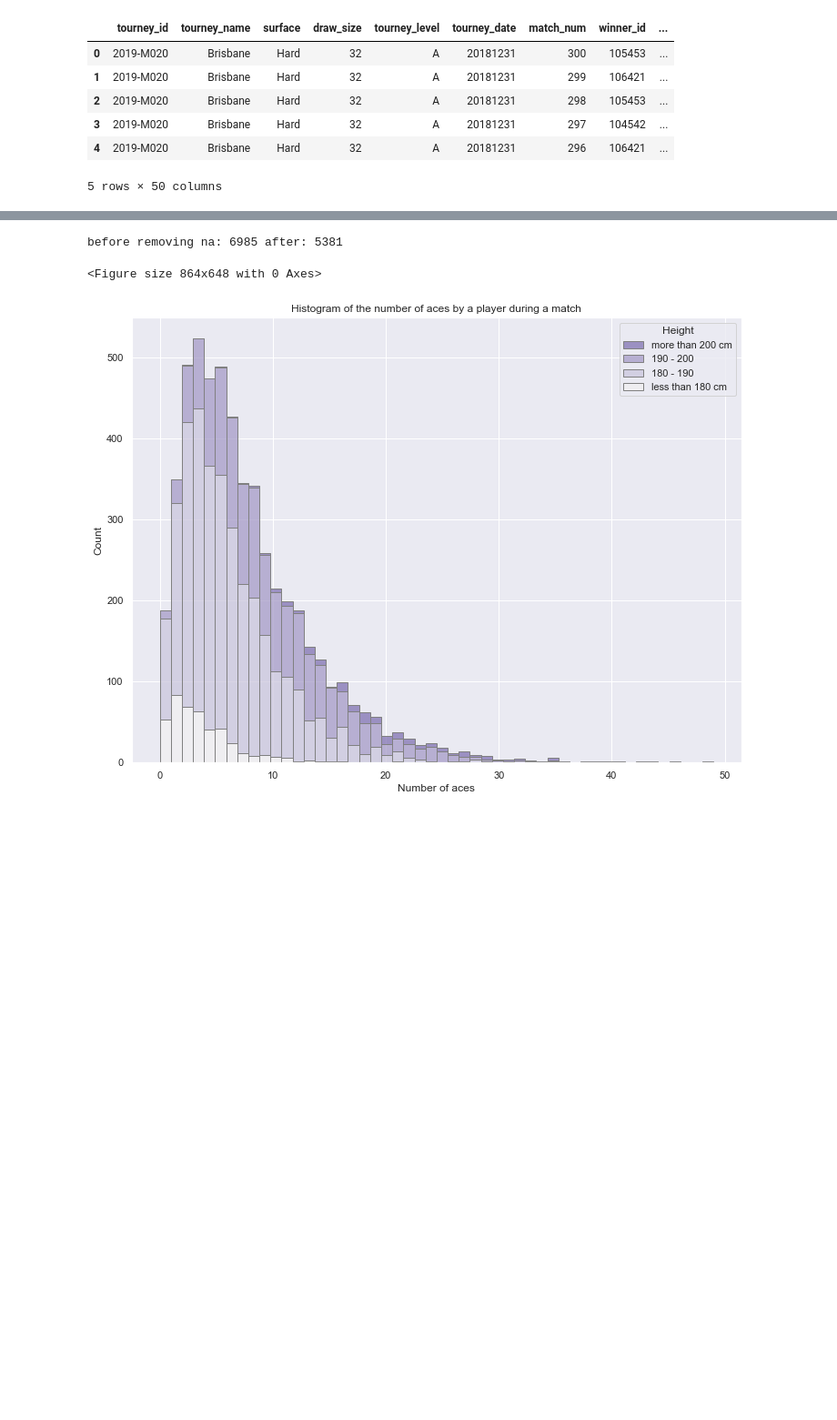
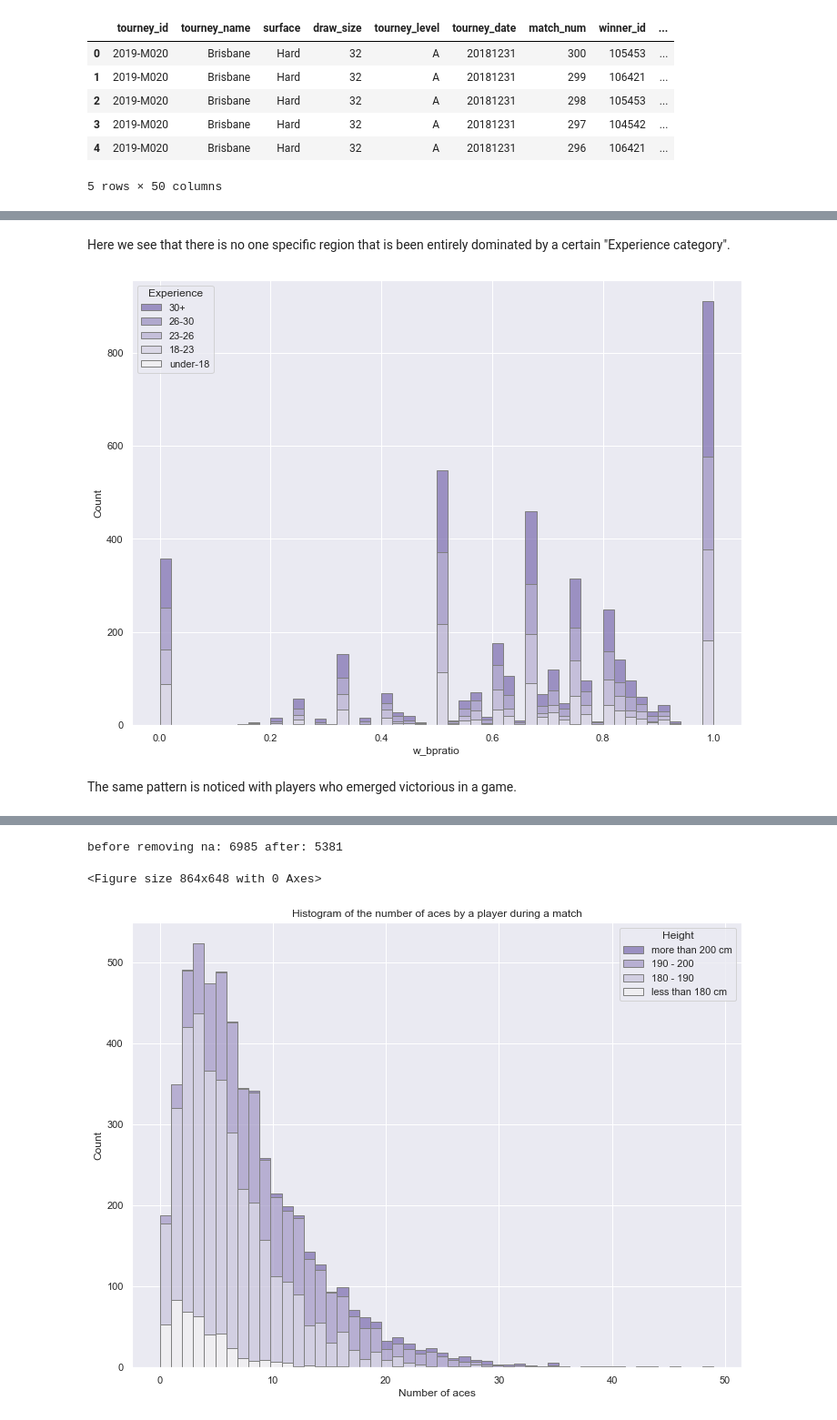
Before and after one commit to BorisBorisov33/Data-Analysis-Group-Project, a Jupyter notebook: analysis.ipynb, the cells around one changed output, grey strips where cells are left out. Shown at 91% size. Saved outputs shown, nothing was run; the diff lists cells and outputs as text; code cells hidden in the pictures; blank space fills up the shorter version.

```diff
--- a/analysis.ipynb
+++ b/analysis.ipynb
@@ -40,0 +127,19 @@ df_full.head()
+# %% [markdown]
+Here we see that there is no one specific region that is been entirely dominated by a certain "Experience category".
+# %%
+sns.set_theme(style="darkgrid")
+winner_numeric.loc[winner_numeric['winner_age']<=18, 'Experience']= 'under-18'
+winner_numeric.loc[winner_numeric['winner_age']>18, 'Experience']= '18-23'
+winner_numeric.loc[winner_numeric['winner_age']>23, 'Experience']= '23-26'
+winner_numeric.loc[winner_numeric['winner_age']>26, 'Experience']= '26-30'
+winner_numeric.loc[winner_numeric['winner_age']>30, 'Experience']= '30+'
+
+hue_order = ["30+",'26-30','23-26','18-23','under-18' ]
+
+plot = sns.histplot(winner_numeric, x="w_bpratio",hue="Experience", multiple="stack",
+                    palette="light:m_r",hue_order=hue_order, edgecolor=".5",
+                    bins = 50)
+# %% [output]
+[figure, added]
+# %% [markdown]
+The same pattern is noticed with players who emerged victorious in a game.
```
Also changed, not shown: parts of 47 cells of this notebook, 1 other file.
